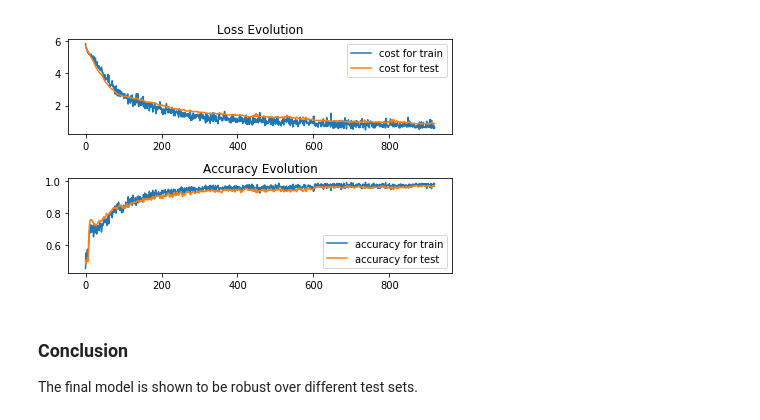
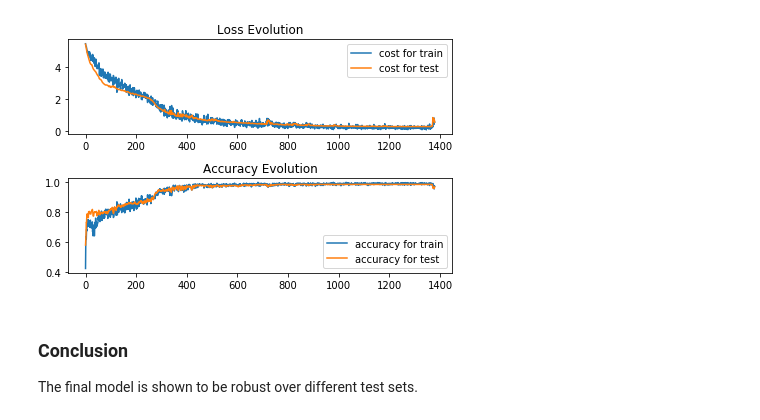
Before and after one commit to riven314/RNN_BinaryAddition, a Jupyter notebook: finalmodel_robust.ipynb, the cells around one changed output. Drawn from its saved outputs; the diff is of its cells as text; code cells hidden in the pictures.

```diff
--- a/finalmodel_robust.ipynb
+++ b/finalmodel_robust.ipynb
@@ -124,7 +124,7 @@ hyperparam_cache = {'filename': FILENAME,
                                 'batch_size': 64,
                                 'n_mb': 46,
                                 'num4test': 1000,
-                                'n_epoch': 20,
+                                'n_epoch': 30,
                                 'is_flip': True,
                                 'hidden_dims': [4, 4, 4],
                                 'hidden_activation': 'tanh',
@@ -147,4 +147,4 @@ test loss: 0.8681
-[figure, old version]
+[figure, new version]
 # %% [markdown]
 ### Conclusion
 The final model is shown to be robust over different test sets.
```
Also changed, not shown: parts of 6 cells of this notebook, 1 other file.
